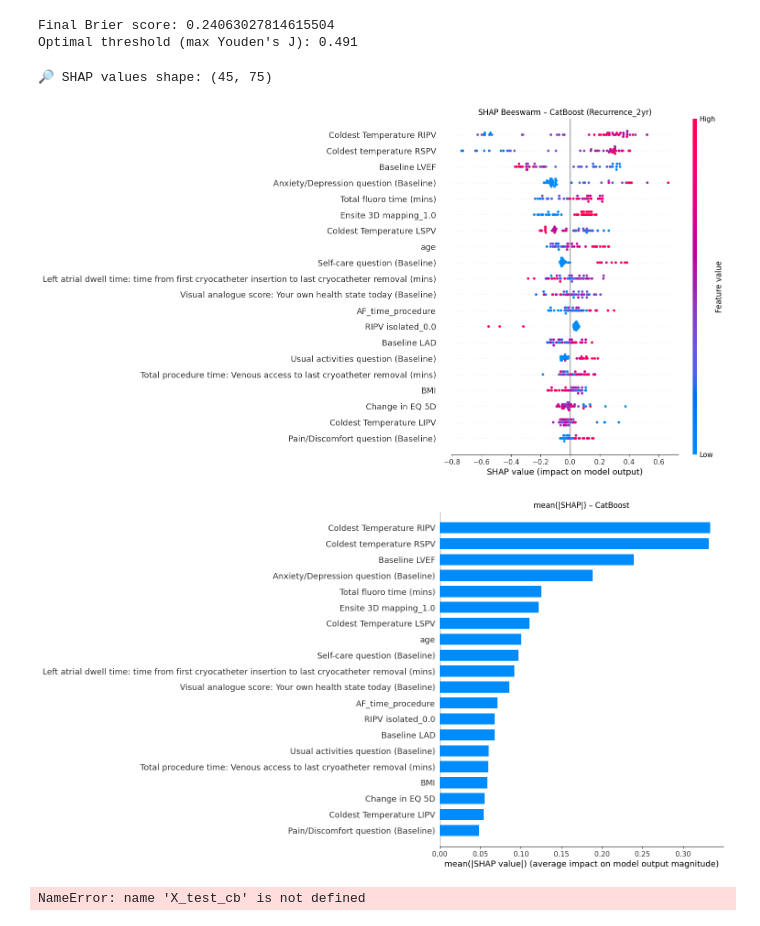
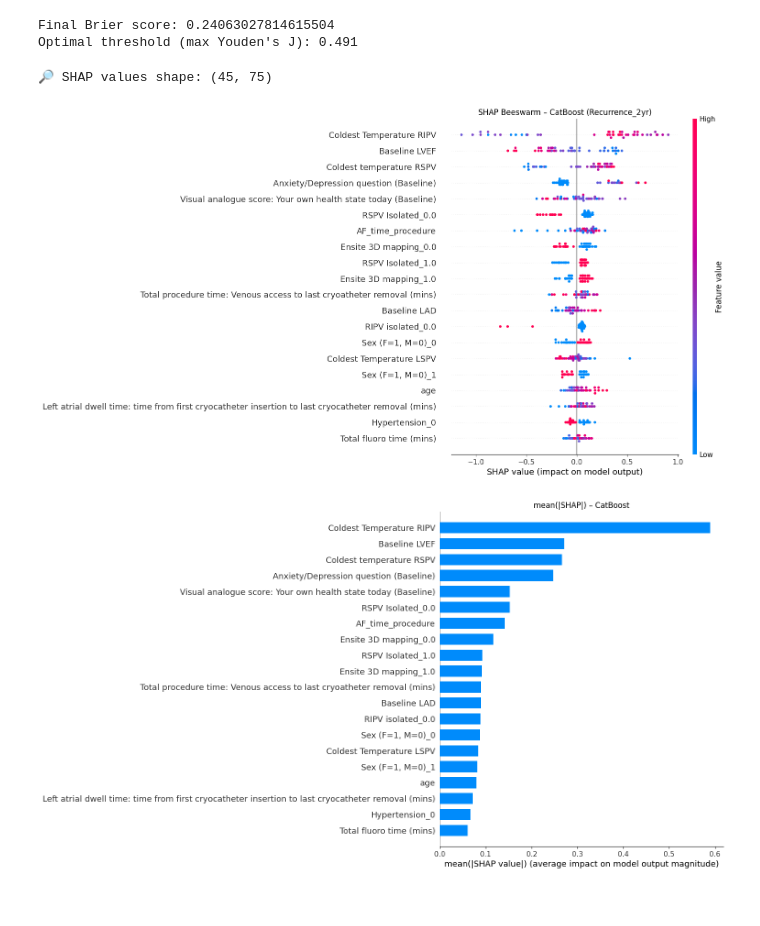
Before and after one commit to lochieh19798/Data-analysis, a Jupyter notebook: Figure2mod.ipynb, the cells around one changed output. Cells and saved outputs as stored; diff of their text form; code cells hidden in the pictures.

```diff
--- a/Figure2mod.ipynb
+++ b/Figure2mod.ipynb
@@ -1446,79 +1447,65 @@ weighted avg       0.75      0.76      0.75        45
 Final Brier score: 0.24063027814615504
 Optimal threshold (max Youden's J): 0.491
 # %%
-# ╔═╡ Cell 11.0 – SHAP summary for CatBoost (Recurrence_2yr) ─════════════╗
+# ╔═╡ Cell 11.0 – SHAP summary for CatBoost (Recurrence_2yr) ═════════════╗
 import shap
 import matplotlib.pyplot as plt
 import numpy as np
+from sklearn.pipeline import Pipeline as SkPipeline
+from imblearn.pipeline import Pipeline as ImbPipeline
 
-# 1) Extract the preprocessor and the plain CatBoost model:
-cb_pipe  = models["CatBoost"]
-prep     = cb_pipe.named_steps["prep"]     # your ColumnTransformer
-cb_model = cb_pipe.named_steps["clf"]      # the CatBoostClassifier itself
+# 1) Unpack your CatBoost model + preprocessor
+cb_entry = models["CatBoost"]
+if isinstance(cb_entry, (SkPipeline, ImbPipeline)):
+    prep     = cb_entry.named_steps["prep"]
+    cb_model = cb_entry.named_steps["clf"]
+else:
+    prep     = preprocessor      # fallback to your ColumnTransformer
+    cb_model = cb_entry          # bare CatBoostClassifier
 
-# 2) Transform train & test to the numeric arrays that the CB model was trained on
+# 2) Transform to the numeric matrix CatBoost was trained on
 X_train_pre = prep.transform(X_train)
 X_test_pre  = prep.transform(X_test)
 
-# 3) Build a TreeExplainer with background data = your preprocessed train set
+# 3) Build a TreeExplainer
 explainer_cb = shap.TreeExplainer(cb_model, X_train_pre)
 
-# 4) Compute SHAP values on the hold-out
+# 4) Compute SHAP values on your hold-out
 shap_values_cb = explainer_cb.shap_values(X_test_pre)
 print("🔎 SHAP values shape:", np.array(shap_values_cb).shape)
 
-# 5) Reconstruct feature names: cont + one-hot cats
-ohe          = categorical_pipe.named_steps["onehot"]
-cat_ohe_names = ohe.get_feature_names_out(cat)
-feat_names    = cont + list(cat_ohe_names)
+# 5) Reconstruct feature names: continuous + one-hot cats
+ohe            = prep.named_transformers_["cat"].named_steps["onehot"]
+cat_ohe_names  = ohe.get_feature_names_out(cat)
+feat_names     = cont + list(cat_ohe_names)
 
-# 6) Beeswarm (dot) summary
+# 6) Beeswarm (dot) summary plot
 plt.figure(figsize=(10, 6))
 shap.summary_plot(
     shap_values_cb,
     X_test_pre,
     feature_names=feat_names,
     max_display=20,
     show=False
 )
 plt.title("SHAP Beeswarm – CatBoost (Recurrence_2yr)")
 plt.tight_layout()
 plt.show()
 
 # 7) Bar plot of mean(|SHAP|)
 plt.figure(figsize=(6, 8))
 shap.summary_plot(
     shap_values_cb,
     X_test_pre,
     feature_names=feat_names,
     plot_type="bar",
     max_display=20,
     show=False
 )
 plt.title("mean(|SHAP|) – CatBoost")
 plt.tight_layout()
 plt.show()
 # %% [output]
 🔎 SHAP values shape: (45, 75)
-[figure, old version]
+[figure, new version]
-[figure, old version]
+[figure, new version]
-# %%
-# ╔═╡ Cell 11.1 – Partial dependence (top 3 CatBoost features) ═════════╗
-from sklearn.inspection import PartialDependenceDisplay
-import numpy as np
-
-# pick the top 3 by mean(|SHAP|)
-top3 = X_test_cb.columns[np.argsort(np.abs(shap_values_cb).mean(0))[-3:]]
-
-fig, axes = plt.subplots(1, 3, figsize=(4*3, 4))
-PartialDependenceDisplay.from_estimator(
-    models["CatBoost"],      # your final CatBoost instance
-    X_test_cb,               # preprocessed test set
-    features=list(top3),     # names of the top 3
-    ax=axes
-)
-plt.suptitle("Partial Dependence – CatBoost", y=1.02)
-plt.tight_layout()
-plt.show()
-# %% [output]
-NameError: name 'X_test_cb' is not defined
```
Also changed, not shown: parts of 13 cells of this notebook.
